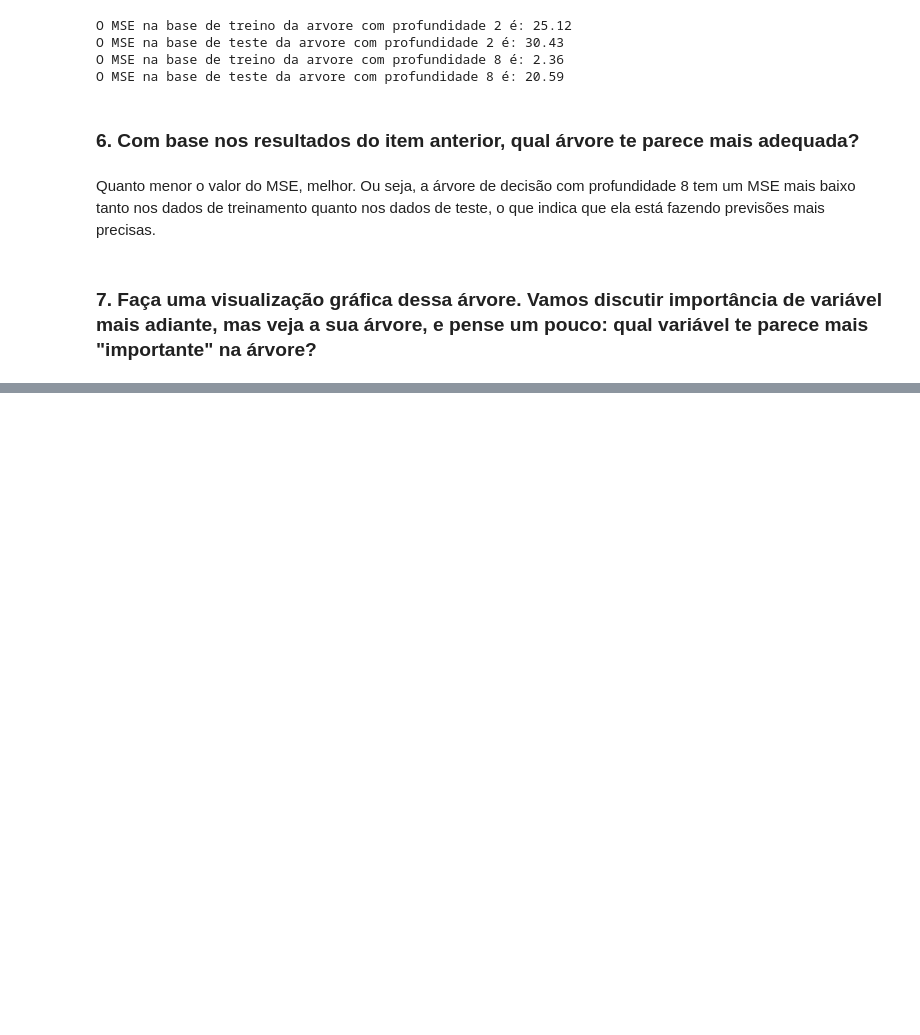
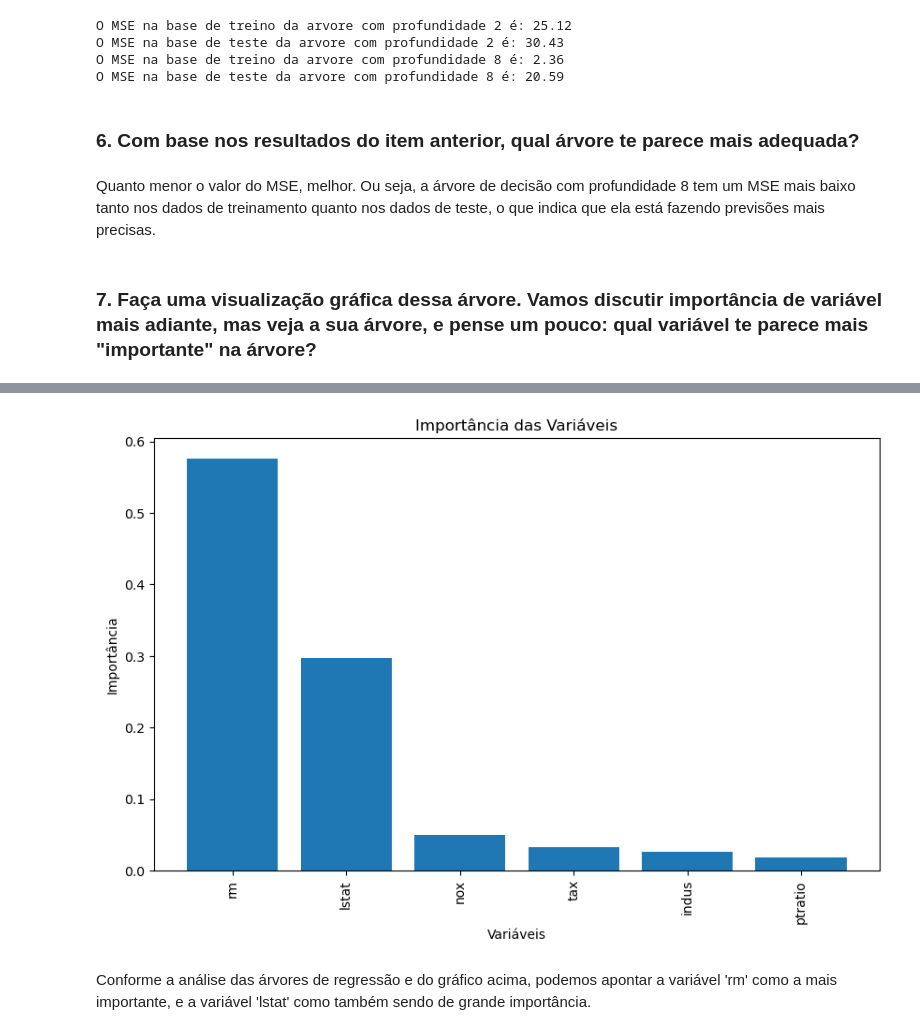
Before and after one commit to r7melo/EBAC-exercicios, a Jupyter notebook: m11/M11E1 Romario Melo.ipynb, the cells around one changed output, grey strips where cells are left out. Saved outputs shown, nothing was run; the diff lists cells and outputs as text; code cells hidden in the pictures; blank space fills up the shorter version.

```diff
--- a/m11/M11E1 Romario Melo.ipynb
+++ b/m11/M11E1 Romario Melo.ipynb
@@ -176,0 +205,24 @@ Quanto menor o valor do MSE, melhor. Ou seja, a árvore de decisão com profundi
+# %%
+import matplotlib.pyplot as plt
+
+
+importances = regr_2.feature_importances_
+
+# Obtém os nomes das variáveis
+features = x.columns
+
+# Ordena as variáveis pela importância
+indices = np.argsort(importances)[::-1]
+
+# Plota as importâncias das variáveis
+plt.figure(figsize=(10, 6))
+plt.title("Importância das Variáveis")
+plt.bar(range(x.shape[1]), importances[indices], align="center")
+plt.xticks(range(x.shape[1]), features[indices], rotation=90)
+plt.xlabel("Variáveis")
+plt.ylabel("Importância")
+plt.show()
+# %% [output]
+[figure, added]
+# %% [markdown]
+Conforme a análise das árvores de regressão e do gráfico acima, podemos apontar a variável 'rm' como a mais importante, e a variável 'lstat' como também sendo de grande importância.
```
Also changed, not shown: parts of 2 cells of this notebook.
